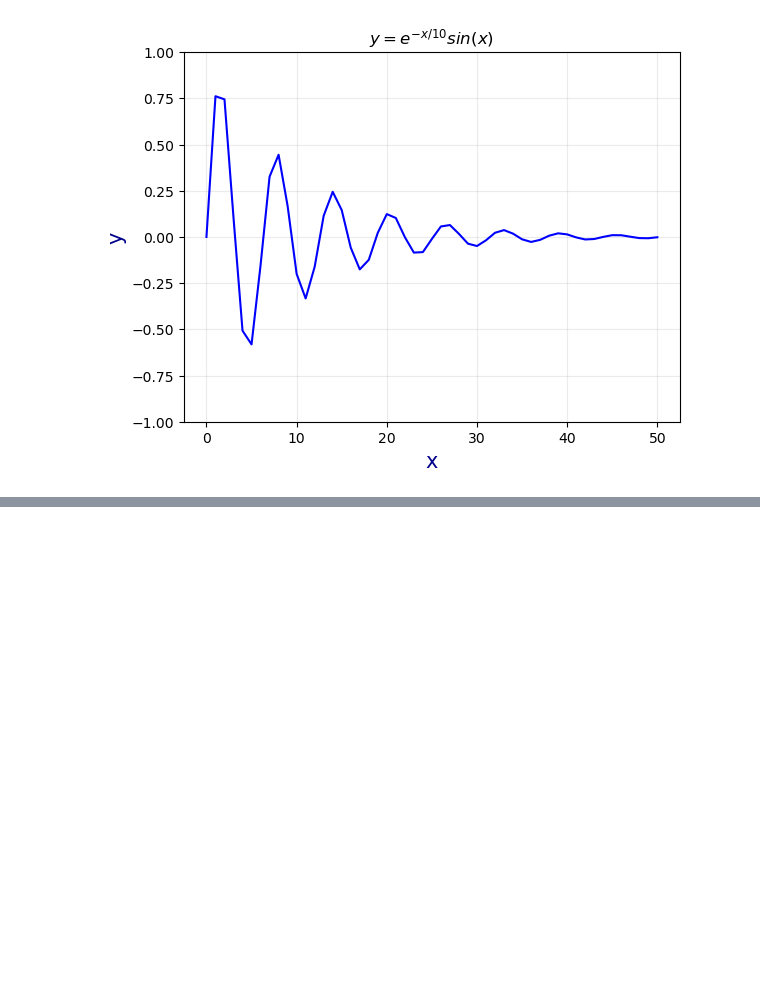
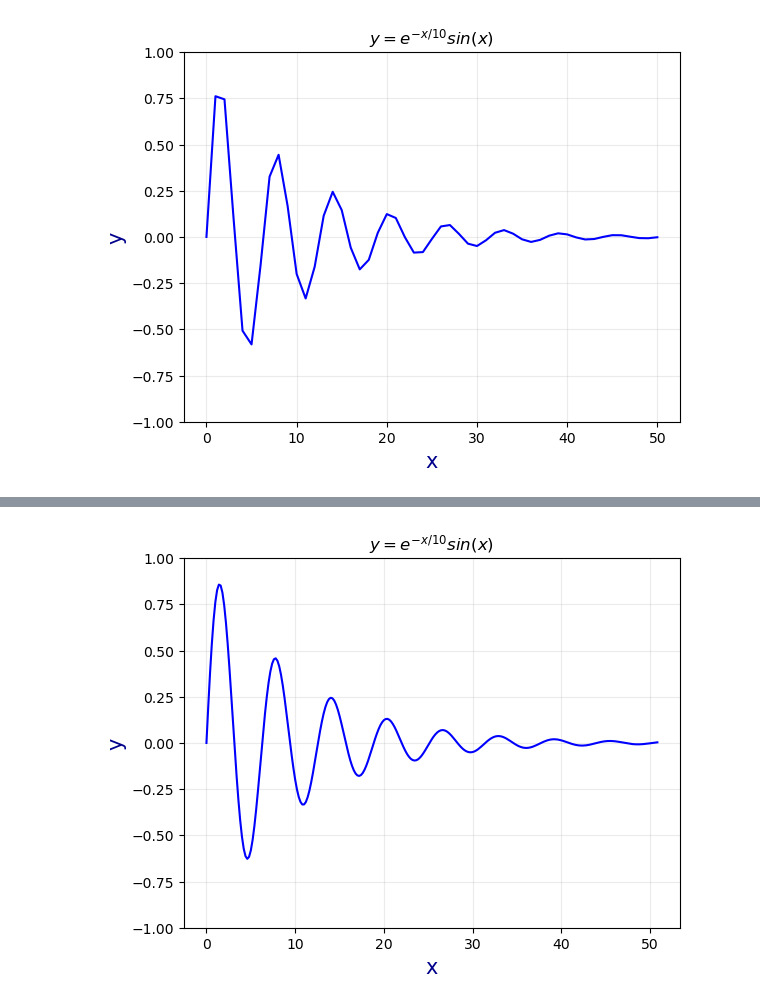
Before and after one commit to SPS-SP2273/learning-portfolio-liexxe, a Jupyter notebook: plotting/plotting_(need).ipynb, the cells around one changed output, grey strips where cells are left out. Drawn from its saved outputs; the diff is of its cells as text; code cells hidden in the pictures; blank space fills up the shorter version.

Commit message:
reviewed plotting need

```diff
--- a/plotting/plotting_(need).ipynb
+++ b/plotting/plotting_(need).ipynb
@@ -469,0 +495,15 @@ plt.show()
+# %%
+#solution
+
+x=np.arange(0,51,0.2)
+y=numpy.multiply(numpy.power(numpy.e,-x/10),numpy.sin(x))
+
+plt.plot(x,y,color='blue')
+plt.title(r'$y=e^{-x/10} sin(x)$') #title
+plt.xlabel('x', size=15, color='darkblue')
+plt.ylabel('y', size=15, color='darkblue')
+plt.grid(alpha=.25) #grid opacity
+plt.ylim([-1,1])
+plt.show()
+# %% [output]
+[figure, added]
```
Also changed, not shown: parts of 2 cells of this notebook.
